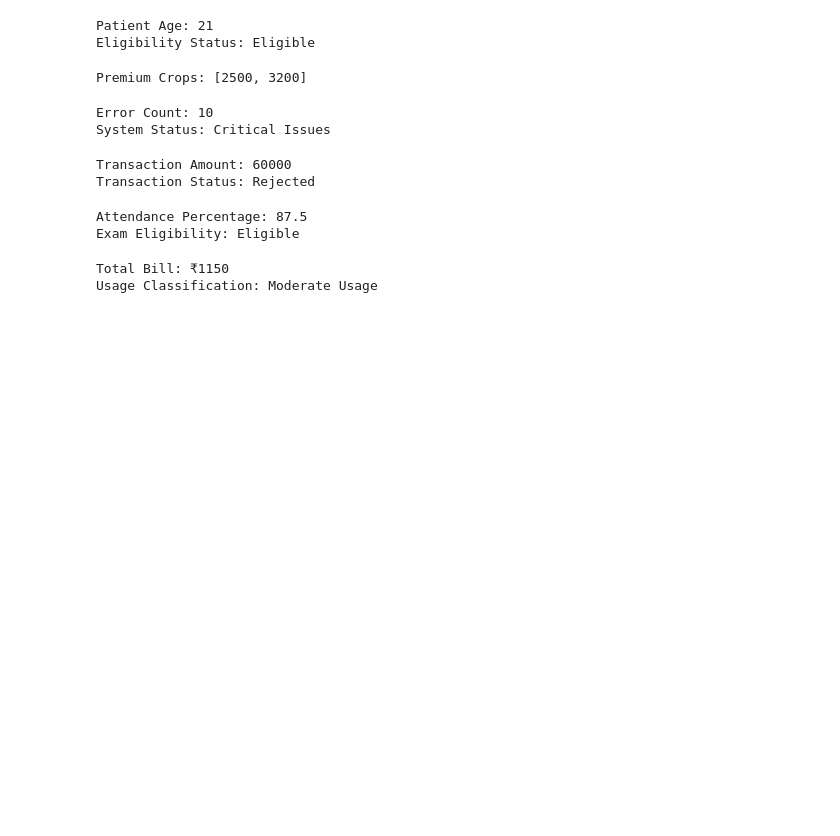
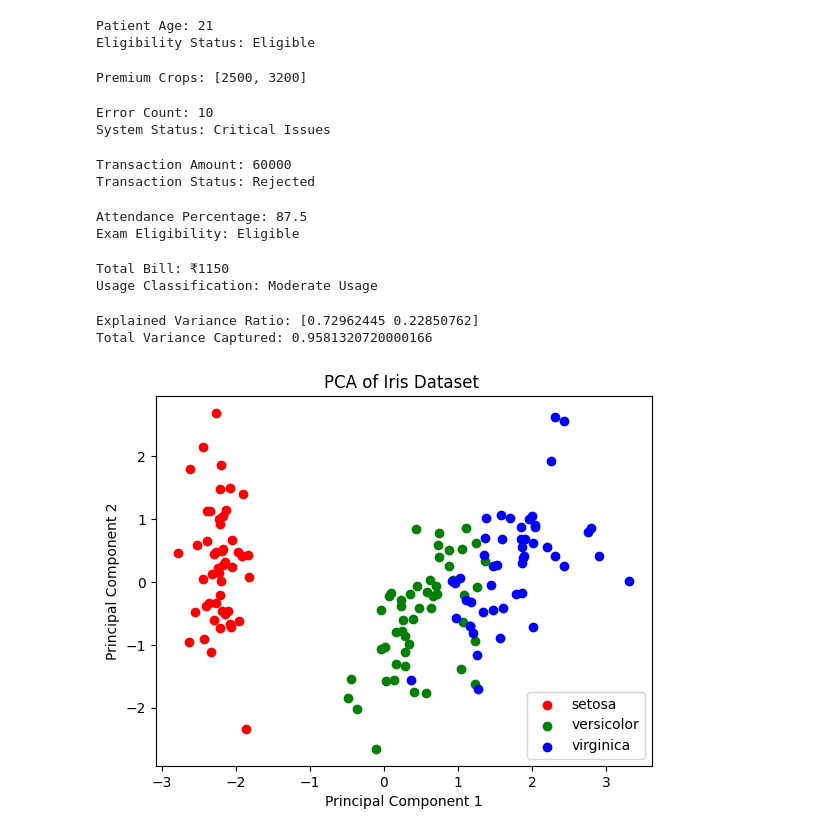
Before and after one commit to destructorKing/InnomaticsLabs, a Jupyter notebook: Task5.ipynb, the cells around one changed output. Drawn from its saved outputs; the diff is of its cells as text; code cells hidden in the pictures; blank space fills up the shorter version.

```diff
--- a/Task5.ipynb
+++ b/Task5.ipynb
@@ -158,3 +158,47 @@ print(f"Usage Classification: {usage}")
 # %% [output]
 Total Bill: ₹1150
 Usage Classification: Moderate Usage
+# %%
+from sklearn.datasets import load_iris
+from sklearn.preprocessing import StandardScaler
+from sklearn.decomposition import PCA
+import matplotlib.pyplot as plt
+
+# 1️⃣ Load Iris dataset
+iris = load_iris()
+X = iris.data          # Features (4)
+y = iris.target        # Labels
+target_names = iris.target_names
+
+# 2️⃣ Standardize features (VERY IMPORTANT for PCA)
+scaler = StandardScaler()
+X_scaled = scaler.fit_transform(X)
+
+# 3️⃣ Apply PCA (reduce to 2 components)
+pca = PCA(n_components=2)
+X_pca = pca.fit_transform(X_scaled)
+
+# 4️⃣ Explained variance
+print("Explained Variance Ratio:", pca.explained_variance_ratio_)
+print("Total Variance Captured:", sum(pca.explained_variance_ratio_))
+
+# 5️⃣ Plot PCA result
+plt.figure()
+colors = ['r', 'g', 'b']
+for i, target_name in enumerate(target_names):
+    plt.scatter(
+        X_pca[y == i, 0],
+        X_pca[y == i, 1],
+        color=colors[i],
+        label=target_name
+    )
+
+plt.xlabel("Principal Component 1")
+plt.ylabel("Principal Component 2")
+plt.legend()
+plt.title("PCA of Iris Dataset ")
+plt.show()
+# %% [output]
+Explained Variance Ratio: [0.72962445 0.22850762]
+Total Variance Captured: 0.9581320720000166
+[figure, added]
```
Also changed, not shown: parts of 1 cell of this notebook, 1 other file.
